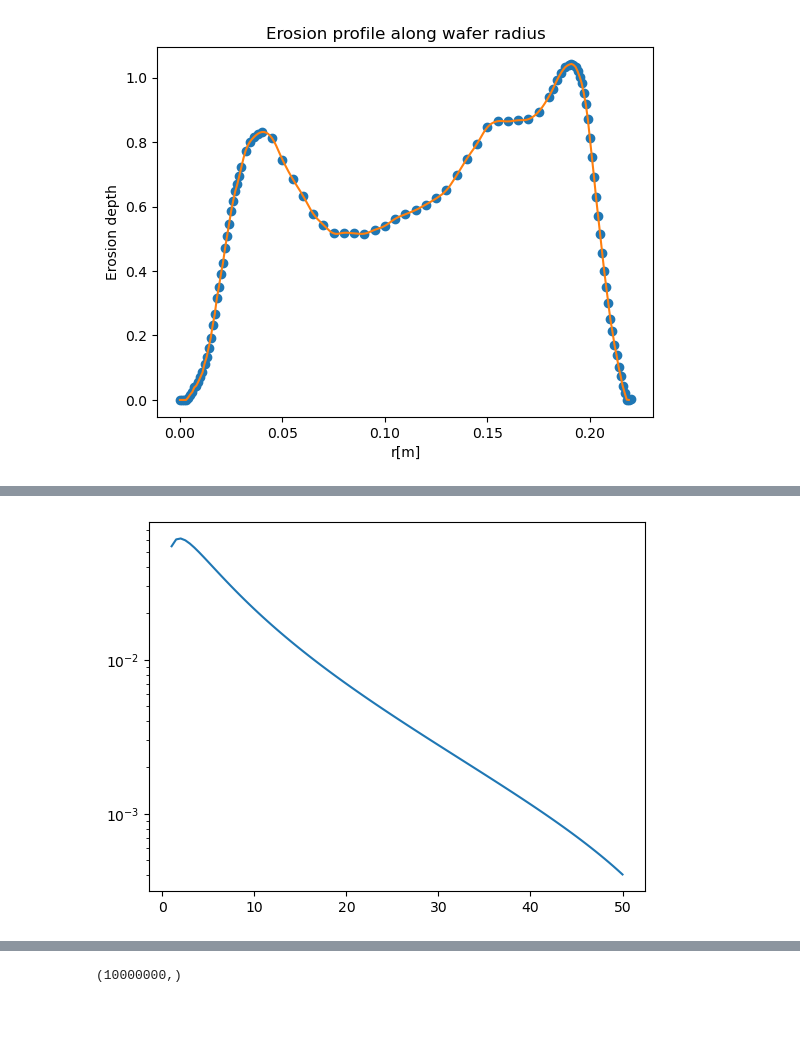
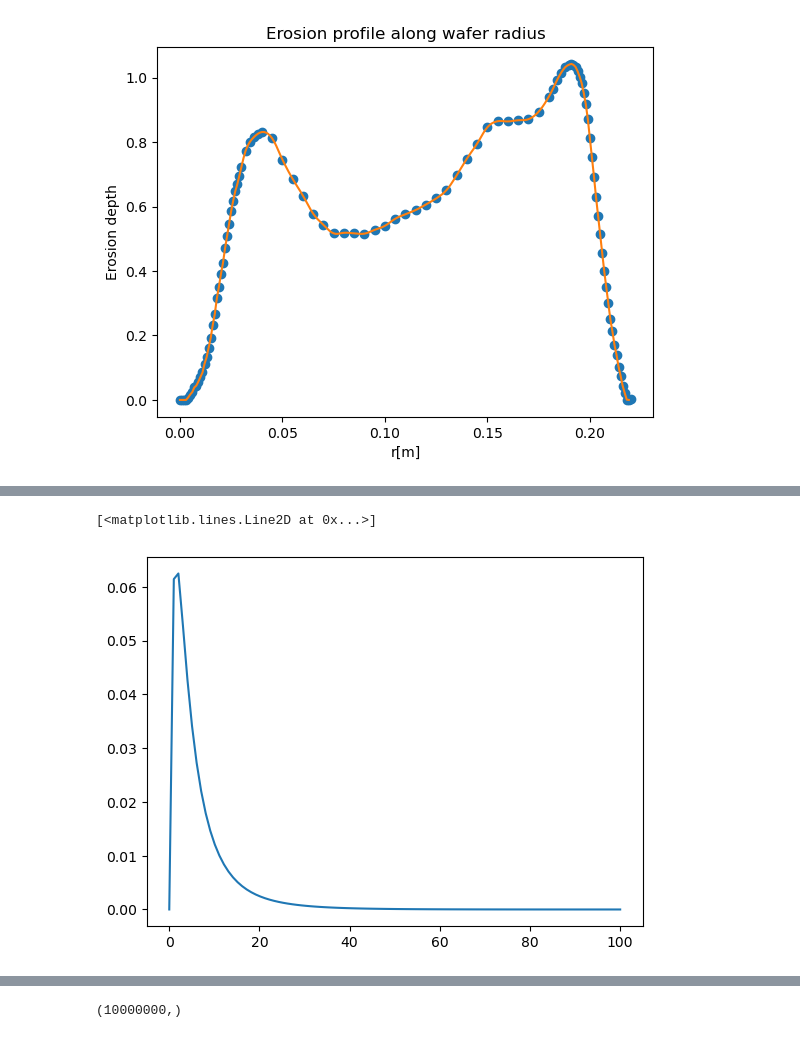
Before and after one commit to ararakitsubasa/etching, a Jupyter notebook: transport_Al_in_Ar.ipynb, the cells around one changed output, grey strips where cells are left out. Saved outputs shown, nothing was run; the diff lists cells and outputs as text; code cells hidden in the pictures.

```diff
--- a/transport_Al_in_Ar.ipynb
+++ b/transport_Al_in_Ar.ipynb
@@ -249,14 +207,18 @@ def Energy_theta_func(C, enery, theta):
     m_i = 40
     q = 2 - m_t/(4*m_i)
     Q = 0.55
-    E_inc = 437 # eVsb Vsb self bias
-    return C * enery/(enery + U)**(3-2*m)*(1 - ((U + enery)/(U + Alpha*E_inc))**n)*np.exp(-A*((m_i/m_t)*((U + enery * np.cos(theta)**q)/E_inc))**Q)
+    E_inc = 600 # eVsb Vsb self bias
+    if theta < np.pi/4 or theta >= -np.pi/4:
+        return C * enery/(enery + U)**(3-2*m)*(1 - ((U + enery)/(U + Alpha*E_inc))**n)*np.exp(-A*((m_i/m_t)*((U + enery * np.cos(theta)**q)/E_inc))**Q)
+    else:
+        return C * enery/(enery + U)**(3-2*m)*(1 - ((U + enery)/(U + Alpha*E_inc))**n)*np.exp(-A*((m_i/m_t)*((U + enery * (1-np.sin(theta*2)/2)**q)/E_inc))**Q)
 # %%
-theta = 0.45*np.pi
-enery = np.linspace(1, 50, 100)
+theta = 0.15*np.pi
+enery = np.linspace(0, 100, 100)
 
 fig, ax = plt.subplots(1,1)
 ax.plot(enery, Energy_theta_func(10, enery, theta))
-ax.set_yscale('log')
+# ax.set_yscale('log')
 # %% [output]
+[<matplotlib.lines.Line2D at 0x...>]
-[figure, old version]
+[figure, new version]
```
Also changed, not shown: parts of 40 cells of this notebook, 3 other files.
